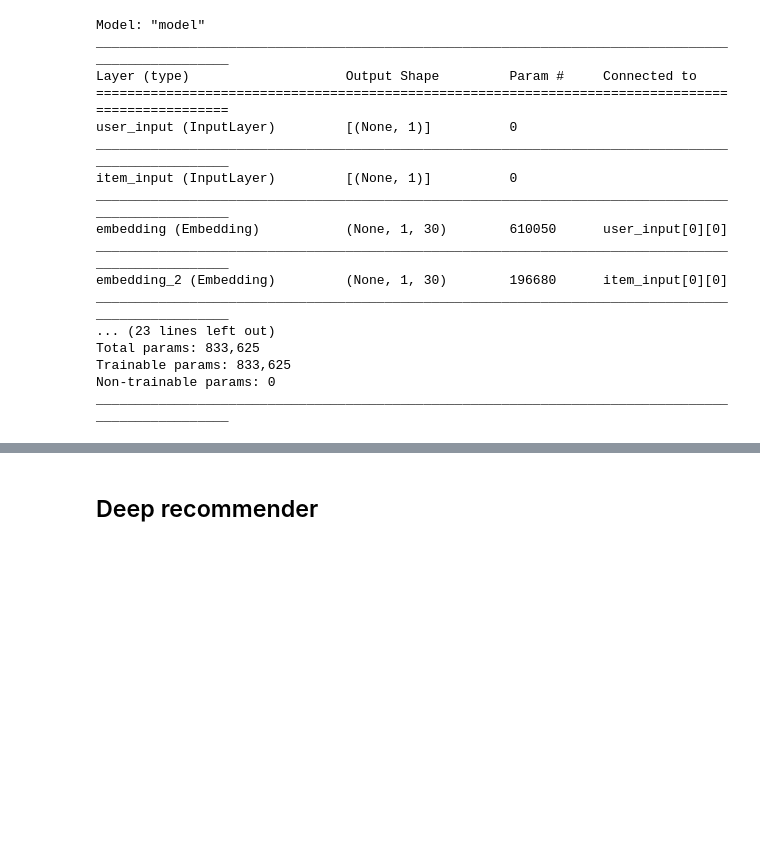
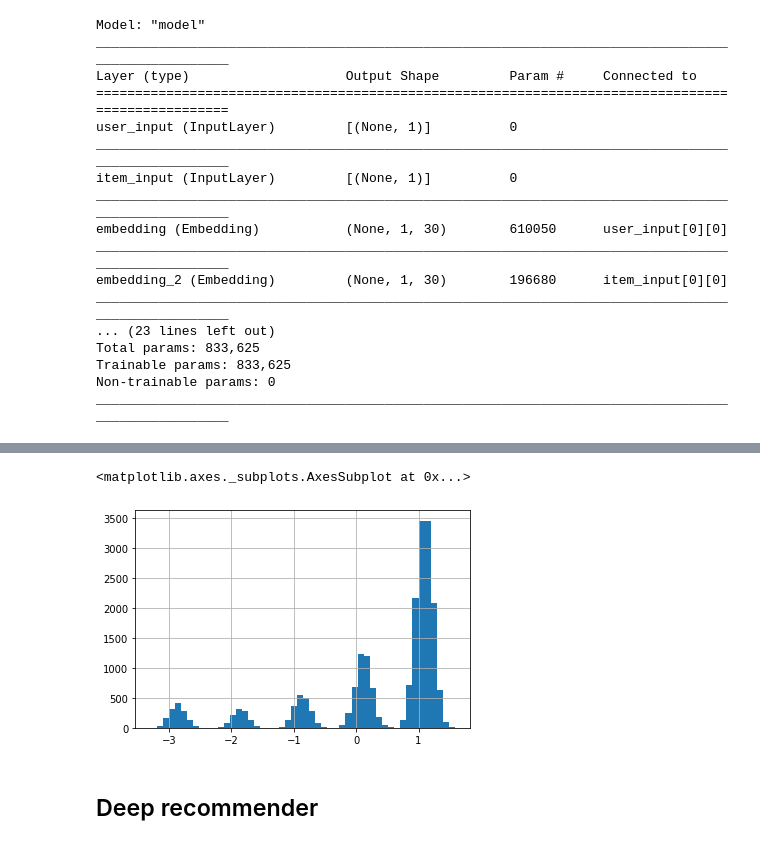
Before and after one commit to maddataanalyst/deepautorec_paper, a Jupyter notebook: notebooks/autorecommender_drafts.ipynb, the cells around one changed output, grey strips where cells are left out. Cells and saved outputs as stored; diff of their text form; code cells hidden in the pictures; blank space fills up the shorter version.

```diff
--- a/notebooks/autorecommender_drafts.ipynb
+++ b/notebooks/autorecommender_drafts.ipynb
@@ -169,3 +170,12 @@ mape_masked(ytest, yhat_mf).numpy()
+# %%
+mask = ytest > 0
+resid_mf = (ytest[mask] - yhat_mf[mask])
+errors_mf = resid_mf ** 2
+# %%
+pd.Series((ytest[mask] - yhat_mf[mask])).hist(bins=50)
+# %% [output]
+<matplotlib.axes._subplots.AxesSubplot at 0x...>
+[figure, added]
 # %% [markdown]
 ## Deep recommender
 # %%
```
Also changed, not shown: parts of 14 cells of this notebook, 2 other files.
